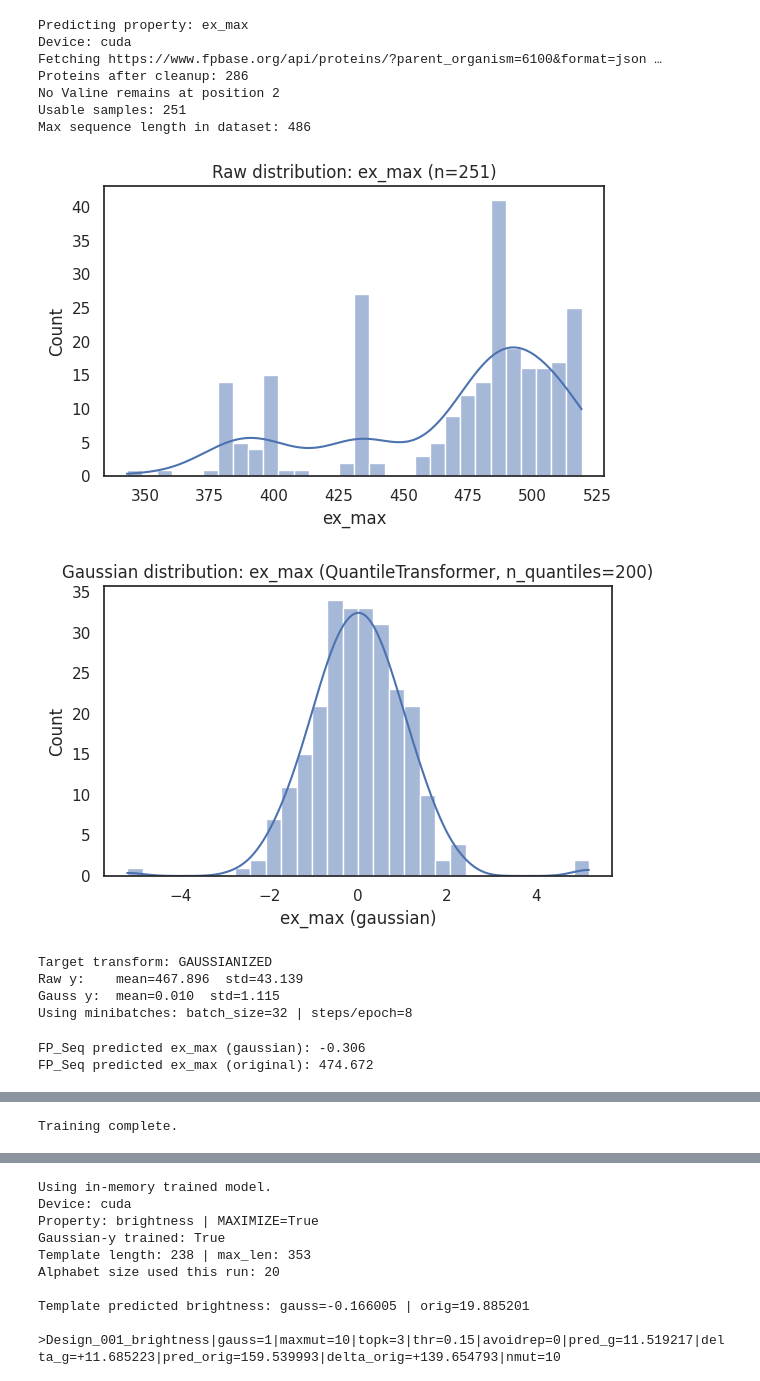
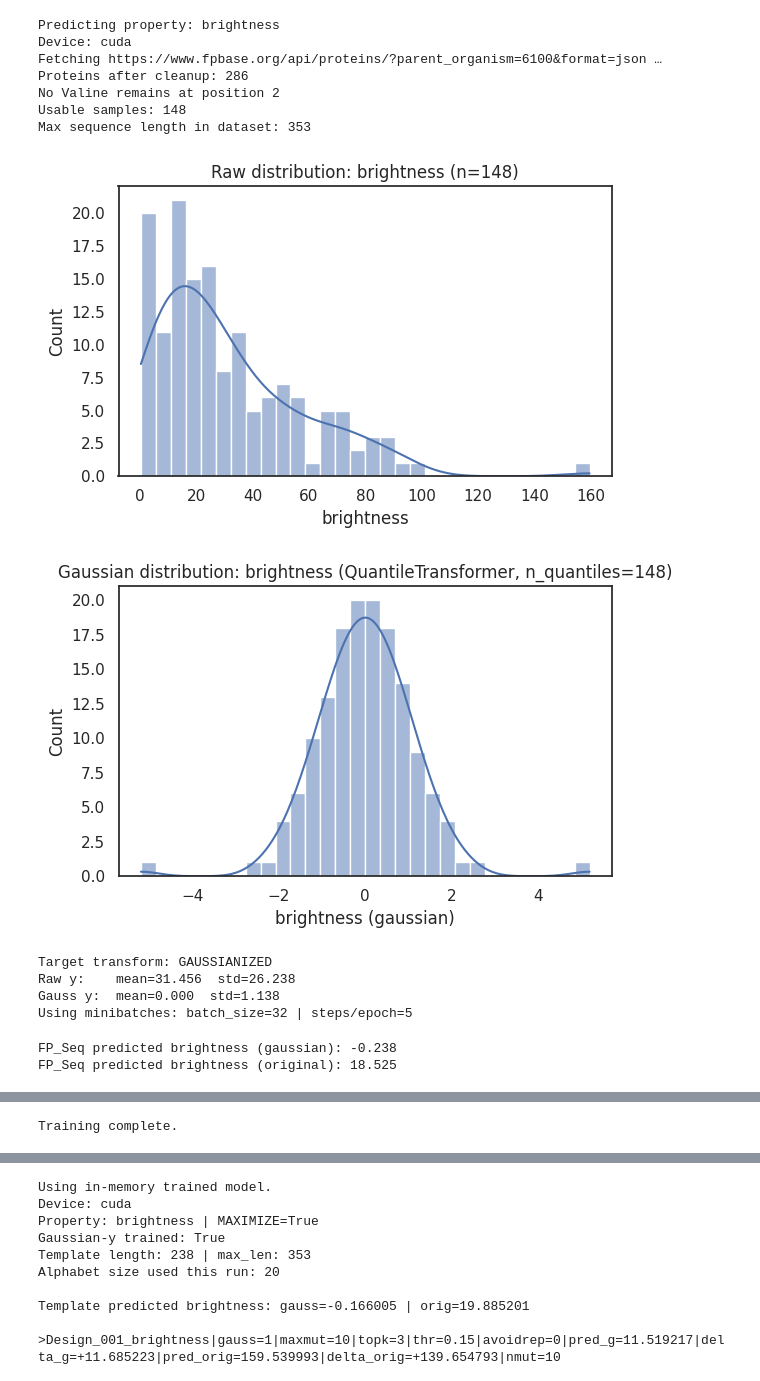
Before and after one commit to CameronLarsonFLT/PyTorch_FP_Prediction, a Jupyter notebook: PyTorch_FP.ipynb, the cells around one changed output, grey strips where cells are left out. Cells and saved outputs as stored; diff of their text form; code cells hidden in the pictures.

```diff
--- a/PyTorch_FP.ipynb
+++ b/PyTorch_FP.ipynb
@@ -44,5 +44,5 @@ from sklearn.preprocessing import QuantileTransformer
 #@markdown   - `pka` — chromophore pKa
 #@markdown ---
 
-PROPERTY_NAME = "ex_max"  #@param {type:"string"}
+PROPERTY_NAME = "brightness"  #@param {type:"string"}
 
@@ -402,41 +402,41 @@ plt.scatter([fp_pred_orig], [fp_pred_orig], s=200, marker="o", edgecolors="k", l
 plt.annotate(
     f"FP_Seq\npred={fp_pred_orig:.2f}",
     xy=(fp_pred_orig, fp_pred_orig),
     xytext=(10, -25),
     textcoords="offset points",
     arrowprops=dict(arrowstyle="->"),
 )
 
 plt.xlabel(f"Observed {PROPERTY_NAME} (original units)")
 plt.ylabel(f"Predicted {PROPERTY_NAME} (original units)")
 plt.title(f"Predicted vs Observed {PROPERTY_NAME} (original units)")
 plt.legend()
 plt.tight_layout()
 plt.show()
 
 # Expose trained objects
 TRAINED_MODEL = model
 TRAINED_MAX_LEN = max_len
 TRAINED_ALPHABET = AMINO_ALPHABET
 TRAINED_PROPERTY = PROPERTY_NAME
 TRAINED_MODEL_PATH = MODEL_PATH
 Y_TRANSFORMER = qt if USE_GAUSSIAN_Y else None
 USED_GAUSSIAN_Y = USE_GAUSSIAN_Y
 
 print("Training complete.")
 # %% [output]
-Predicting property: ex_max
+Predicting property: brightness
 Device: cuda
 Fetching https://www.fpbase.org/api/proteins/?parent_organism=6100&format=json …
 Proteins after cleanup: 286
 No Valine remains at position 2
-Usable samples: 251
-Max sequence length in dataset: 486
+Usable samples: 148
+Max sequence length in dataset: 353
-[figure, old version]
+[figure, new version]
-[figure, old version]
+[figure, new version]
 Target transform: GAUSSIANIZED
-Raw y:    mean=467.896  std=43.139
-Gauss y:  mean=0.010  std=1.115
-Using minibatches: batch_size=32 | steps/epoch=8
+Raw y:    mean=31.456  std=26.238
+Gauss y:  mean=0.000  std=1.138
+Using minibatches: batch_size=32 | steps/epoch=5
-FP_Seq predicted ex_max (gaussian): -0.306
-FP_Seq predicted ex_max (original): 474.672
+FP_Seq predicted brightness (gaussian): -0.238
+FP_Seq predicted brightness (original): 18.525
```
Also changed, not shown: parts of 6 cells of this notebook.
